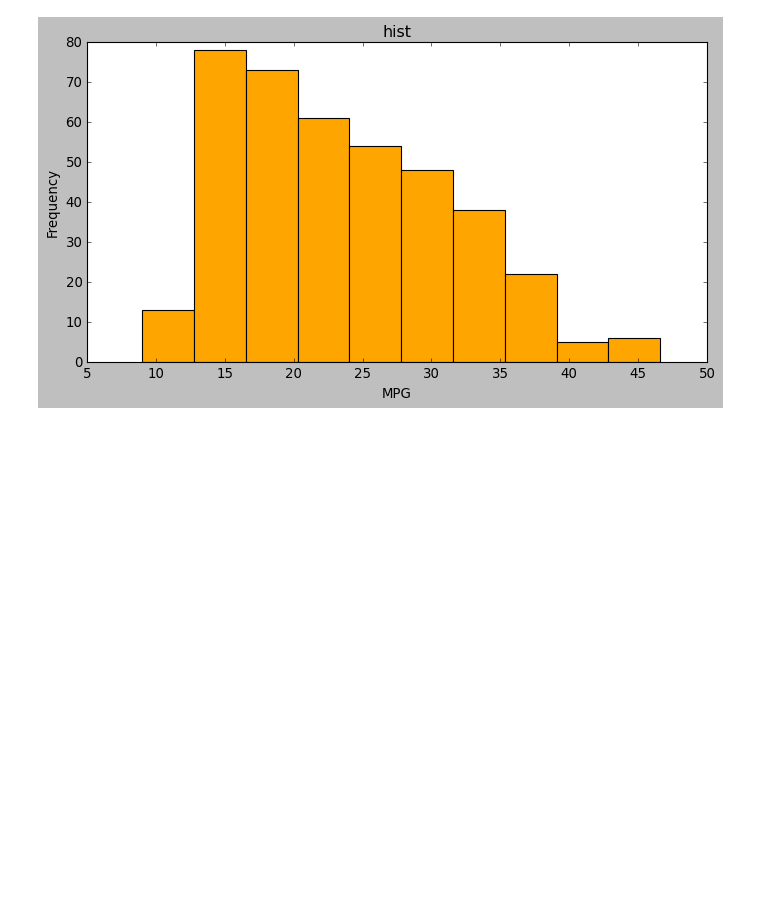
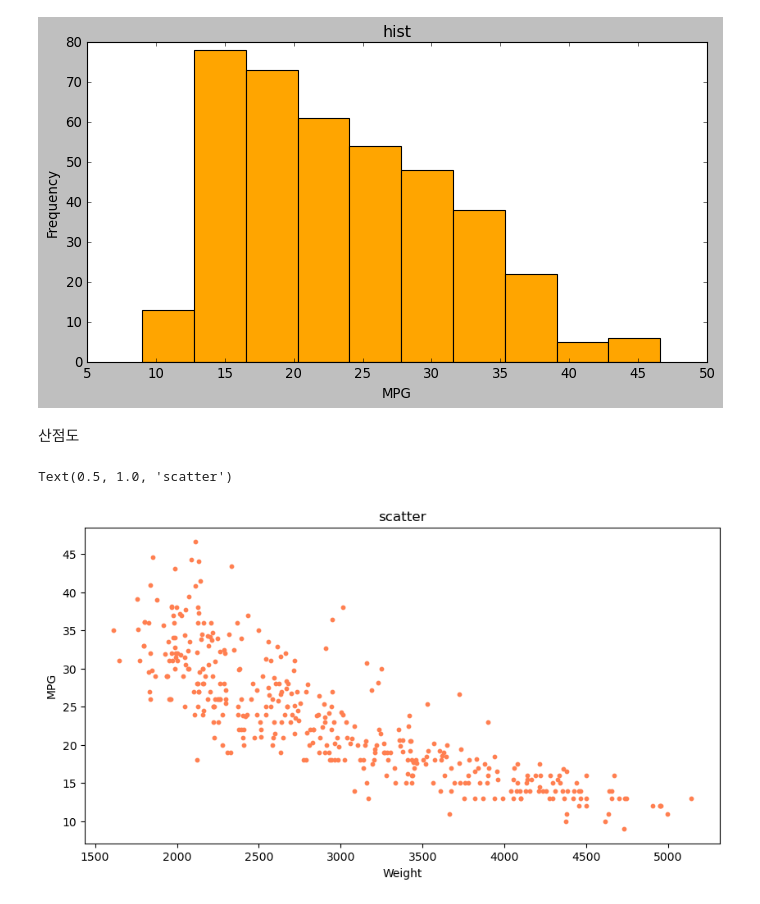
Before and after one commit to donghyeonlim/Data-analysis, a Jupyter notebook: matplotlib.ipynb, the cells around one changed output. Drawn from its saved outputs; the diff is of its cells as text; code cells hidden in the pictures; blank space fills up the shorter version.

```diff
--- a/matplotlib.ipynb
+++ b/matplotlib.ipynb
@@ -234,3 +234,12 @@ plt.xlabel('MPG')
 # %% [output]
 Text(0.5, 0, 'MPG')
 [figure]
+# %% [markdown]
+산점도
+# %%
+plt.style.use('default')
+dataset.plot(kind='scatter',x='Weight',y = 'MPG',c='coral',s=10,figsize=(10,5))
+plt.title('scatter')
+# %% [output]
+Text(0.5, 1.0, 'scatter')
+[figure, added]
```
Also changed, not shown: parts of 15 cells of this notebook.
